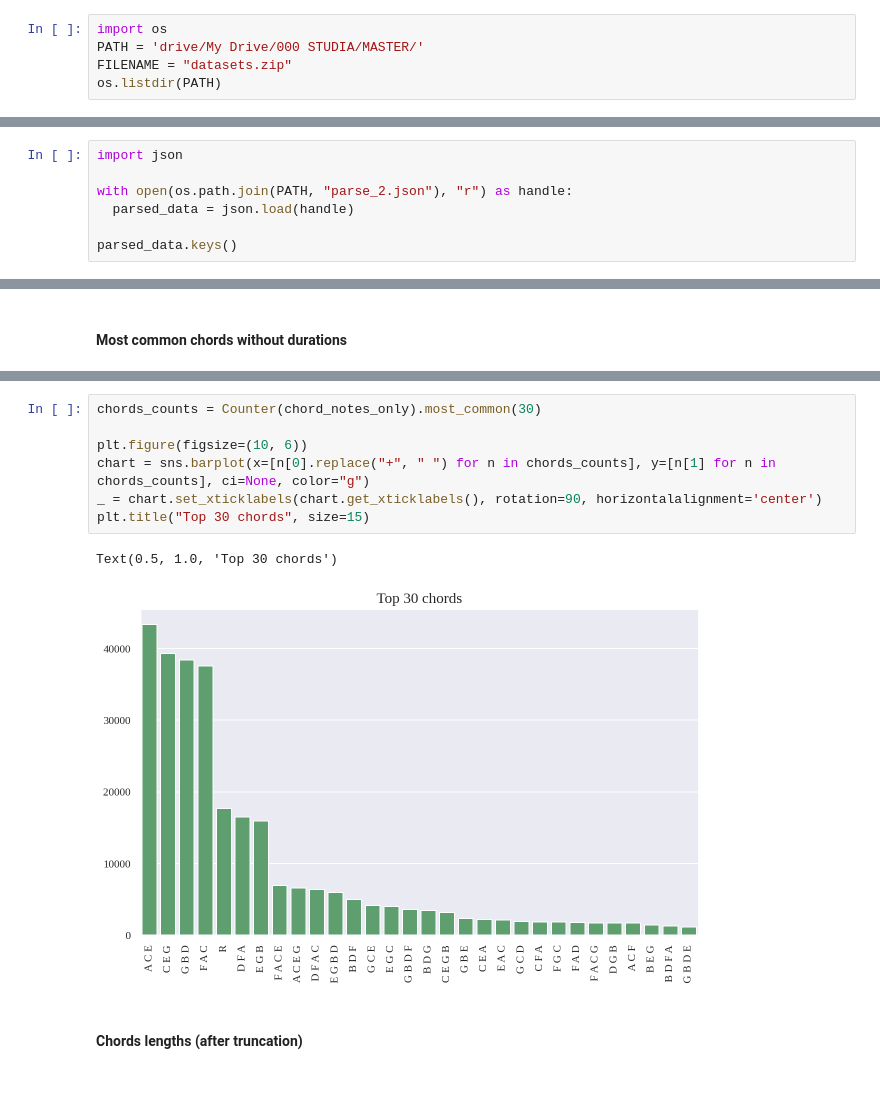
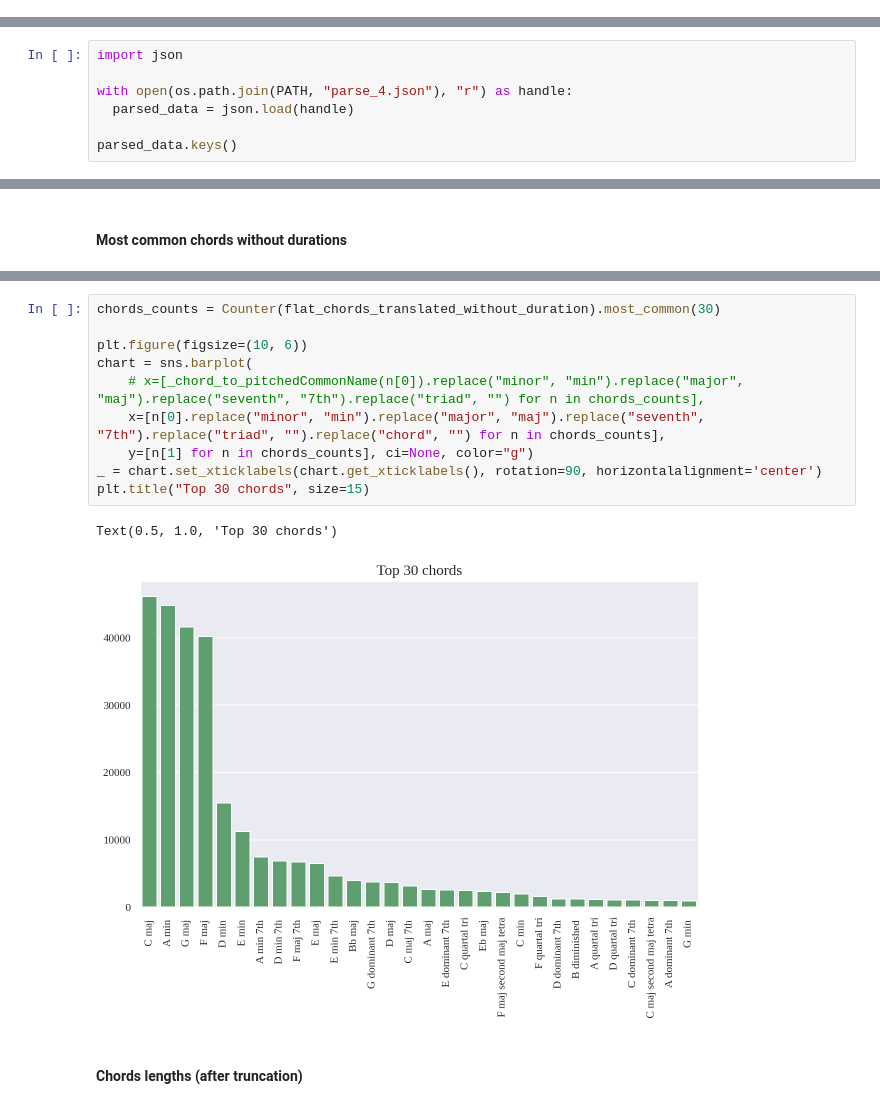
Before and after one commit to jells123/Chord-based_Melody_Generation, a Jupyter notebook: notebooks/MeloDyNN_analyze-dataset.ipynb, the cells around one changed output, grey strips where cells are left out. Drawn from its saved outputs; the diff is of its cells as text.

```diff
--- a/notebooks/MeloDyNN_analyze-dataset.ipynb
+++ b/notebooks/MeloDyNN_analyze-dataset.ipynb
@@ -10,5 +0,0 @@ Mounted at /content/drive
-# %%
-import os
-PATH = 'drive/My Drive/000 STUDIA/MASTER/'
-FILENAME = "datasets.zip"
-os.listdir(PATH)
@@ -33,7 +9,7 @@ os.listdir(PATH)
 # %%
 import json
 
-with open(os.path.join(PATH, "parse_2.json"), "r") as handle:
+with open(os.path.join(PATH, "parse_4.json"), "r") as handle:
   parsed_data = json.load(handle)
 
 parsed_data.keys()
@@ -447,13 +498,16 @@ G+B+D+F : 3537 G-dominant seventh chord
 # %%
-chords_counts = Counter(chord_notes_only).most_common(30)
+chords_counts = Counter(flat_chords_translated_without_duration).most_common(30)
 
 plt.figure(figsize=(10, 6))
-chart = sns.barplot(x=[n[0].replace("+", " ") for n in chords_counts], y=[n[1] for n in chords_counts], ci=None, color="g")
+chart = sns.barplot(
+    # x=[_chord_to_pitchedCommonName(n[0]).replace("minor", "min").replace("major", "maj").replace("seventh", "7th").replace("triad", "") for n in chords_counts],
+    x=[n[0].replace("minor", "min").replace("major", "maj").replace("seventh", "7th").replace("triad", "").replace("chord", "") for n in chords_counts],
+    y=[n[1] for n in chords_counts], ci=None, color="g")
 _ = chart.set_xticklabels(chart.get_xticklabels(), rotation=90, horizontalalignment='center')
 plt.title("Top 30 chords", size=15)
 # %% [output]
 Text(0.5, 1.0, 'Top 30 chords')
-[figure, old version]
+[figure, new version]
 # %% [markdown]
 #### Chords lengths (after truncation)
 # %%
```
Also changed, not shown: parts of 23 cells of this notebook, 21 other files.
